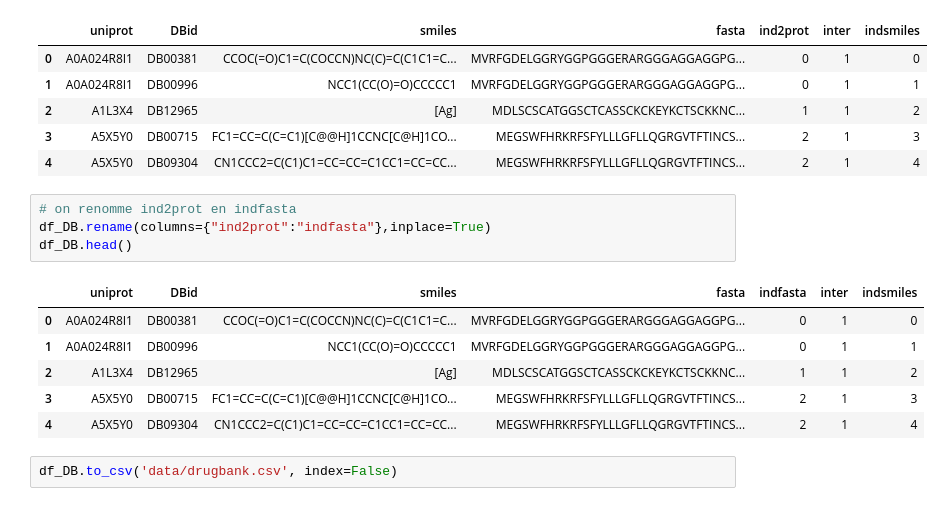
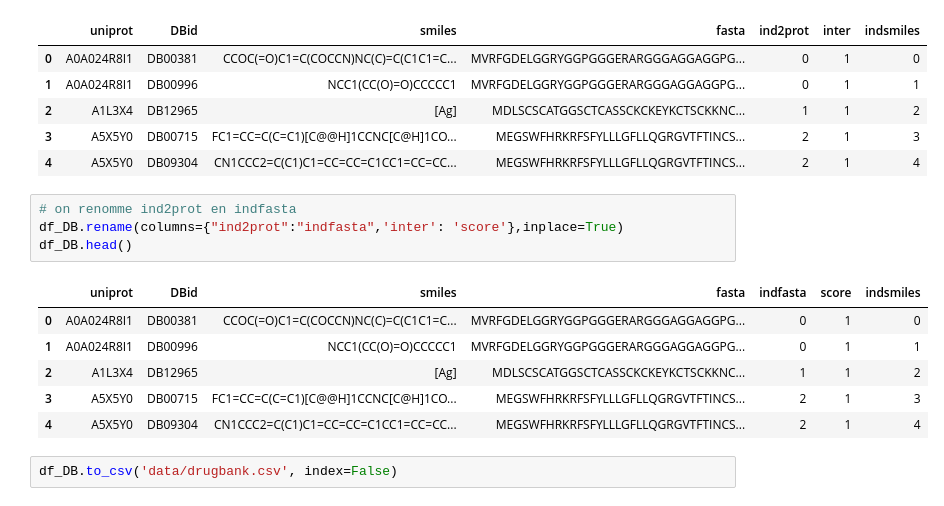
Before and after one commit to Guichaoua/chemogenomic, a Jupyter notebook: Datas DB.ipynb, the cells around one changed output. Cells and saved outputs as stored; diff of their text form.

```diff
--- a/Datas DB.ipynb
+++ b/Datas DB.ipynb
@@ -106,10 +133,10 @@ df_DB.head()
 | 4 | A5X5Y0 | DB09304 | CN1CCC2=C(C1)C1=CC=CC=C1CC1=CC=CC... | MEGSWFHRKRFSFYLLLGFLLQGRGVTFTINCS... | 2 | 1 | 4 |
 # %%
 # on renomme ind2prot en indfasta
-df_DB.rename(columns={"ind2prot":"indfasta"},inplace=True)
+df_DB.rename(columns={"ind2prot":"indfasta",'inter': 'score'},inplace=True)
 df_DB.head()
 # %% [output]
-|  | uniprot | DBid | smiles | fasta | indfasta | inter | indsmiles |
+|  | uniprot | DBid | smiles | fasta | indfasta | score | indsmiles |
 | 0 | A0A024R8I1 | DB00381 | CCOC(=O)C1=C(COCCN)NC(C)=C(C1C1=C... | MVRFGDELGGRYGGPGGGERARGGGAGGAGGPG... | 0 | 1 | 0 |
 | 1 | A0A024R8I1 | DB00996 | NCC1(CC(O)=O)CCCCC1 | MVRFGDELGGRYGGPGGGERARGGGAGGAGGPG... | 0 | 1 | 1 |
 | 2 | A1L3X4 | DB12965 | [Ag] | MDLSCSCATGGSCTCASSCKCKEYKCTSCKKNC... | 1 | 1 | 2 |
```
Also changed, not shown: parts of 42 cells of this notebook, 42 other files.
